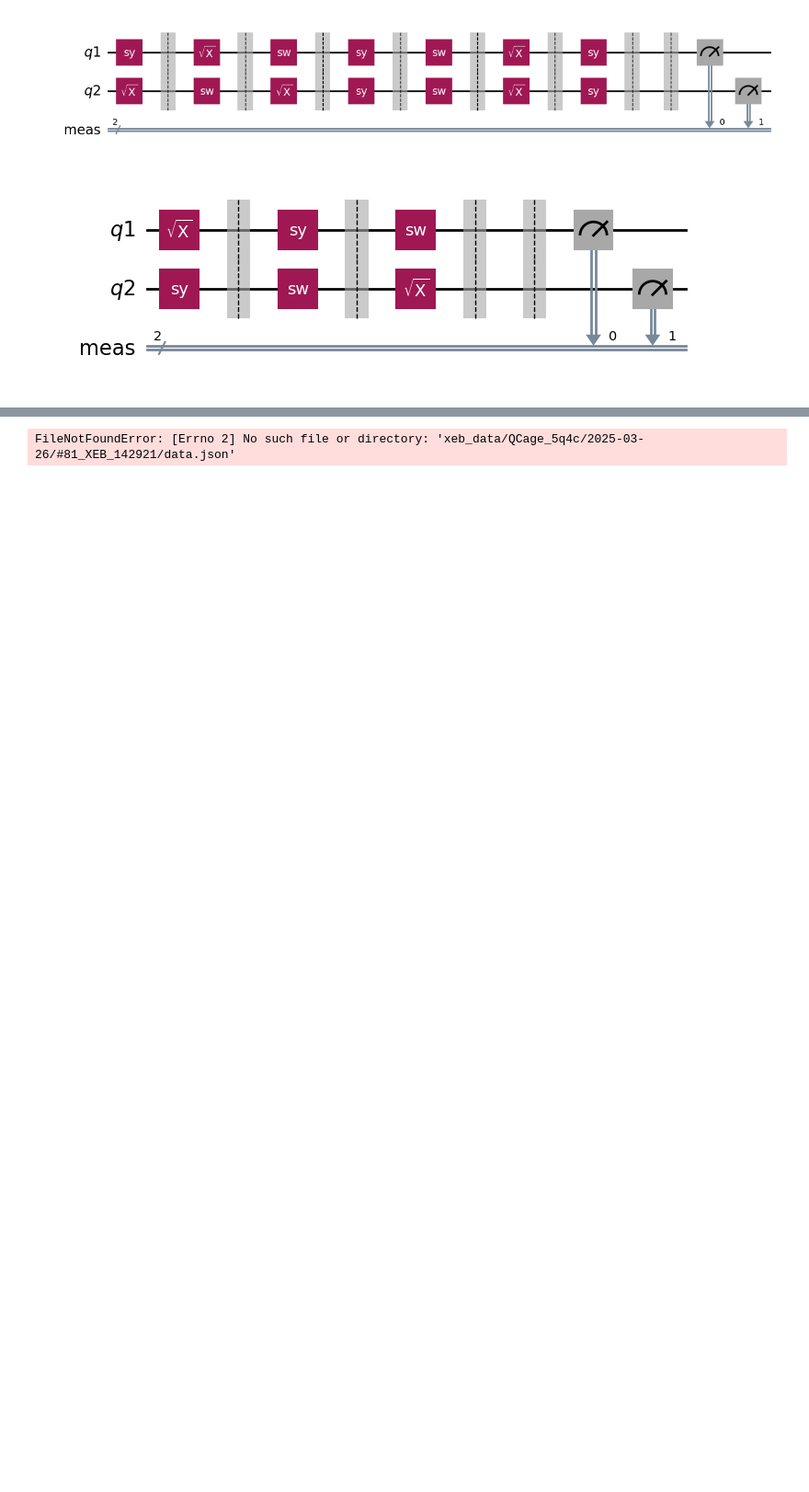
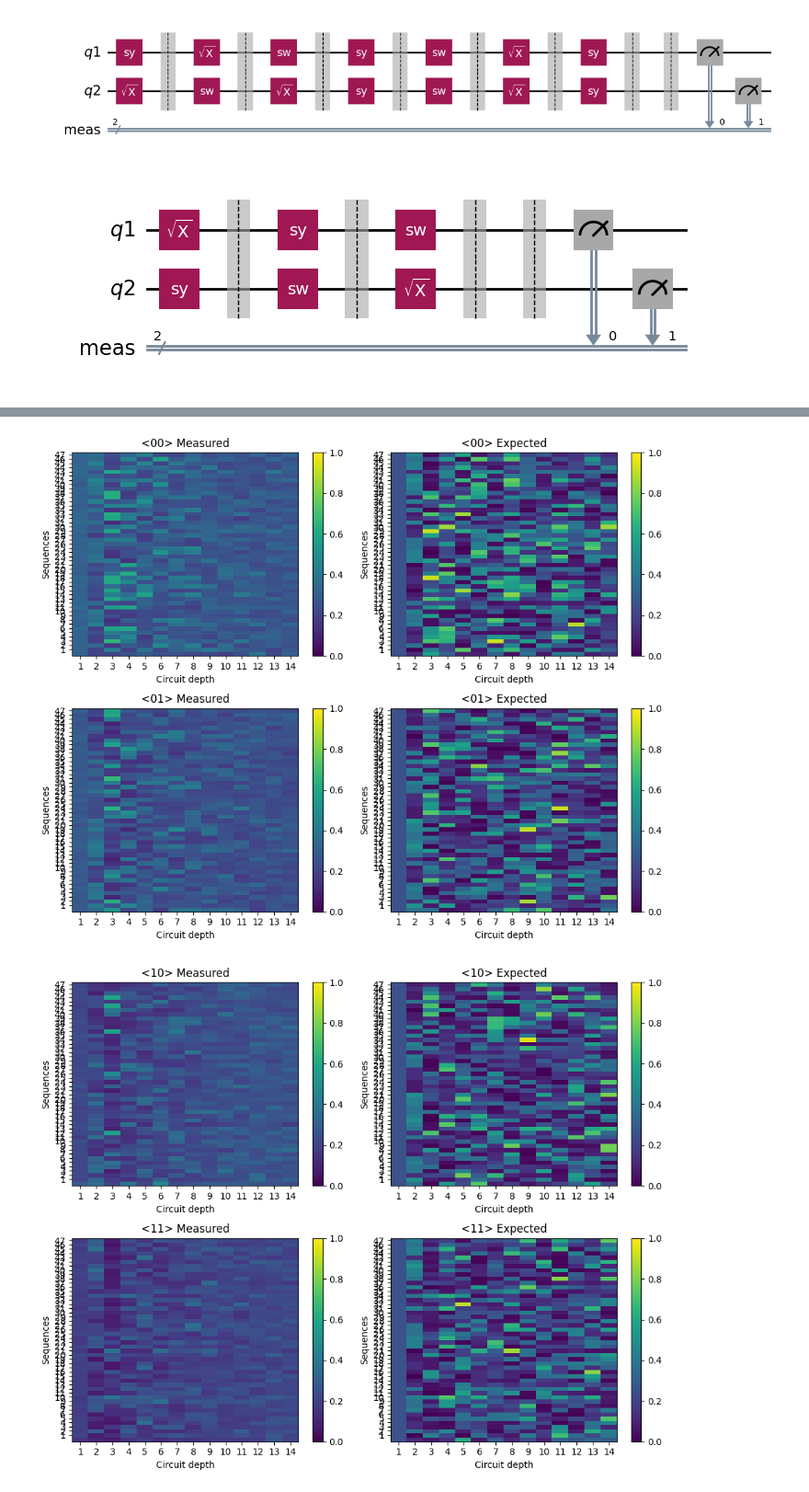
Before and after one commit to asqum/qua-libs, a Jupyter notebook: Quantum-Control-Applications-QuAM/Superconducting/calibrations/26_two_qubit_xeb.ipynb, the cells around one changed output, grey strips where cells are left out. Shown at 92% size. Saved outputs shown, nothing was run; the diff lists cells and outputs as text; code cells hidden in the pictures; blank space fills up the shorter version.

```diff
--- a/Quantum-Control-Applications-QuAM/Superconducting/calibrations/26_two_qubit_xeb.ipynb
+++ b/Quantum-Control-Applications-QuAM/Superconducting/calibrations/26_two_qubit_xeb.ipynb
@@ -166,58 +184,63 @@ result.plot_state_heatmap()
 from quam_libs.experiments.two_qubit_xeb import XEBResult, XEBConfig
 
 # data_path = "xeb_data/QCage_5q4c/2024-12-12/#1_XEB_182523" # to verify with shallow circuits
-data_path = "xeb_data/QCage_5q4c/2024-12-12/#2_XEB_211552" # full depth, all 5q
+# data_path = "xeb_data/QCage_5q4c/2024-12-12/#2_XEB_211552" # full depth, all 5q
 # data_path = "xeb_data/QCage_5q4c/2024-12-12/#3_XEB_213812" # full depth, only q1
 # data_path = "xeb_data/QCage_5q4c/2024-12-12/#4_XEB_221411" # full depth, only q1, q2, q3
 # data_path = "xeb_data/QCage_5q4c/2024-12-12/#5_XEB_222653" # full depth, only q1, q3
 # data_path = "xeb_data/QCage_5q4c/2024-12-12/#6_XEB_233229" # 2X full depth, only q1, q3 (2X seqs, shots)
-data_path = "xeb_data/QCage_5q4c/2024-12-15/#18_XEB_142204" # full depth, all 5q, 2X seqs, shots
+# data_path = "xeb_data/QCage_5q4c/2024-12-15/#18_XEB_142204" # full depth, all 5q, 2X seqs, shots
 # data_path = "xeb_data/QCage_5q4c/2024-12-16/#20_XEB_114036" # q1, q2 with CZ (too many shots, too many depths)
 
 # NOTE: After well-calibrated CZ:
 # data_path = "xeb_data/QCage_5q4c/2025-03-06/#31_XEB_130026" # very low sequences, low shots, skipped depth (good)
 # data_path = "xeb_data/QCage_5q4c/2025-03-06/#32_XEB_131853" # s-s-d: 53-32-28/2, q2_q3: low spread but missed a few points
 # data_path = "xeb_data/QCage_5q4c/2025-03-06/#33_XEB_132354" # s-s-d: 64-32-36/3, q2_q3: better fit but missed a few points
 # data_path = "xeb_data/QCage_5q4c/2025-03-06/#34_XEB_132736" # s-s-d: 64-40-90/3, q2_q3: longer depth is worse
 # data_path = "xeb_data/QCage_5q4c/2025-03-06/#35_XEB_133000" # s-s-d: 42-32-60/3, q2_q3: this depth is better but still larger spread
 # data_path = "xeb_data/QCage_5q4c/2025-03-06/#37_XEB_133312" # s-s-d: 32-32-28/2, q2_q3: good but missed a few points
 
 # data_path = "xeb_data/QCage_5q4c/2025-03-08/#38_XEB_141750" # s-s-d: 64-32-23/1, q1_q2: F2q: 86.4%
 # data_path = "xeb_data/QCage_5q4c/2025-03-08/#39_XEB_144205" # s-s-d: 37-128-38/2, too much
 # data_path = "xeb_data/QCage_5q4c/2025-03-08/#42_XEB_165326" # s-s-d: 57-64-38/2, q1_q2: F2q: 94.7% (closer match)
 # data_path = "xeb_data/QCage_5q4c/2025-03-08/#43_XEB_173151" # s-s-d: 57-64-38/2, q2_q3: F2q: 94.8%
 
 # data_path = "xeb_data/QCage_5q4c/2025-03-08/#44_XEB_173958" # s-s-d: 57-64-38/2, q1_q2: short-F_simultaneous~99%
 # data_path = "xeb_data/QCage_5q4c/2025-03-08/#45_XEB_192643" # s-s-d: 88-64-878/4, q1,q2,q3: F_simultaneous: 99.2%
 # data_path = "xeb_data/QCage_5q4c/2025-03-08/#46_XEB_222030" # s-s-d: 88-64-578/4, q1,q2,q3: F_simultaneous: 99.3%
 # data_path = "xeb_data/QCage_5q4c/2025-03-08/#47_XEB_222803" # s-s-d: 88-64-578/24, q1,q2,q3: F_simultaneous: 99.3%
-data_path = "xeb_data/QCage_5q4c/2025-03-09/#50_XEB_004440" # s-s-d: 88-64-578/24, All 5q: F_simultaneous: 99.3%
+# data_path = "xeb_data/QCage_5q4c/2025-03-09/#50_XEB_004440" # s-s-d: 88-64-578/24, All 5q: F_simultaneous: 99.3%
 
-data_path = "xeb_data/QCage_5q4c/2025-03-17/#51_XEB_145938" # s-s-d:
-data_path = "xeb_data/QCage_5q4c/2025-03-17/#55_XEB_163642" # s-s-d: 32-16-38/2, q1_q2: F2q: 79.1% (linear)
-data_path = "xeb_data/QCage_5q4c/2025-03-17/#56_XEB_180207" # s-s-d: 32-32-38/4, q1_q2: F2q: 94.9% (linear)
-data_path = "xeb_data/QCage_5q4c/2025-03-17/#57_XEB_180745" # s-s-d: 16-16-38/1, q1_q2: F2q: large spread
-data_path = "xeb_data/QCage_5q4c/2025-03-17/#59_XEB_182224" # s-s-d: 24-32-82/8, q1_q2: F2q: 99.2% (close-fit log)
-data_path = "xeb_data/QCage_5q4c/2025-03-17/#60_XEB_182745" # s-s-d: 16-16-410/24, q1_q2: F2q: almost flattened
-data_path = "xeb_data/QCage_5q4c/2025-03-17/#61_XEB_183502" # s-s-d: 16-16-42/2, q1_q2: F2q: close linear at 88.5%
-data_path = "xeb_data/QCage_5q4c/2025-03-17/#63_XEB_224558" # s-s-d: 16-32-24/2, q1_q2: F2q: matched, close-fit, 95.8%, 90.1%
-data_path = "xeb_data/QCage_5q4c/2025-03-17/#64_XEB_225518" # s-s-d: 32-32-26/2, q1_q2: F2q: matched, close-fit, 96.8%, 86.6%
+# data_path = "xeb_data/QCage_5q4c/2025-03-17/#51_XEB_145938" # s-s-d:
+# data_path = "xeb_data/QCage_5q4c/2025-03-17/#55_XEB_163642" # s-s-d: 32-16-38/2, q1_q2: F2q: 79.1% (linear)
+# data_path = "xeb_data/QCage_5q4c/2025-03-17/#56_XEB_180207" # s-s-d: 32-32-38/4, q1_q2: F2q: 94.9% (linear)
+# data_path = "xeb_data/QCage_5q4c/2025-03-17/#57_XEB_180745" # s-s-d: 16-16-38/1, q1_q2: F2q: large spread
+# data_path = "xeb_data/QCage_5q4c/2025-03-17/#59_XEB_182224" # s-s-d: 24-32-82/8, q1_q2: F2q: 99.2% (close-fit log)
+# data_path = "xeb_data/QCage_5q4c/2025-03-17/#60_XEB_182745" # s-s-d: 16-16-410/24, q1_q2: F2q: almost flattened
+# data_path = "xeb_data/QCage_5q4c/2025-03-17/#61_XEB_183502" # s-s-d: 16-16-42/2, q1_q2: F2q: close linear at 88.5%
+# data_path = "xeb_data/QCage_5q4c/2025-03-17/#63_XEB_224558" # s-s-d: 16-32-24/2, q1_q2: F2q: matched, close-fit, 95.8%, 90.1%
+# data_path = "xeb_data/QCage_5q4c/2025-03-17/#64_XEB_225518" # s-s-d: 32-32-26/2, q1_q2: F2q: matched, close-fit, 96.8%, 86.6%
 
 # data_path = "xeb_data/QCage_5q4c/2025-03-17/#66_XEB_230136" # s-s-d: 32-32-32/2, q1_q2: F2q: 97.1% (log is prettiest)
 # data_path = "xeb_data/QCage_5q4c/2025-03-17/#67_XEB_230624" # s-s-d: 32-32-98/3, q1_q2: F2q: smashed, oscillating
 # data_path = "xeb_data/QCage_5q4c/2025-03-18/#70_XEB_014004" # s-s-d: 16-16-24/2, q1_q2: most matching visually
 
-data_path = "xeb_data/QCage_5q4c/2025-03-26/#80_XEB_142234" # s-s-d:
-data_path = "xeb_data/QCage_5q4c/2025-03-26/#81_XEB_142921" # s-s-d:
+# data_path = "xeb_data/QCage_5q4c/2025-03-26/#80_XEB_142234" # s-s-d:
+# data_path = "xeb_data/QCage_5q4c/2025-03-26/#81_XEB_142921" # s-s-d:
+
+
+data_path = '/home/ratiswu/Qualibrate_data/5Q4C_Qcage/2025-11-27/#6114_XEB_151922_q2q3_48-15'
+
 
 # result = XEBResult.from_data(data_path, disjoint_processing=True)
 result = XEBResult.from_data(data_path)
 
 result.plot_state_heatmap()
 
 xeb_config = result.xeb_config
 # %% [output]
-FileNotFoundError: [Errno 2] No such file or directory: 'xeb_data/QCage_5q4c/2025-03-26/#81_XEB_142921/data.json'
+[figure, added]
+[figure, added]
 # %%
 # print(xeb.qubits)
 
```
Also changed, not shown: parts of 8 cells of this notebook.
